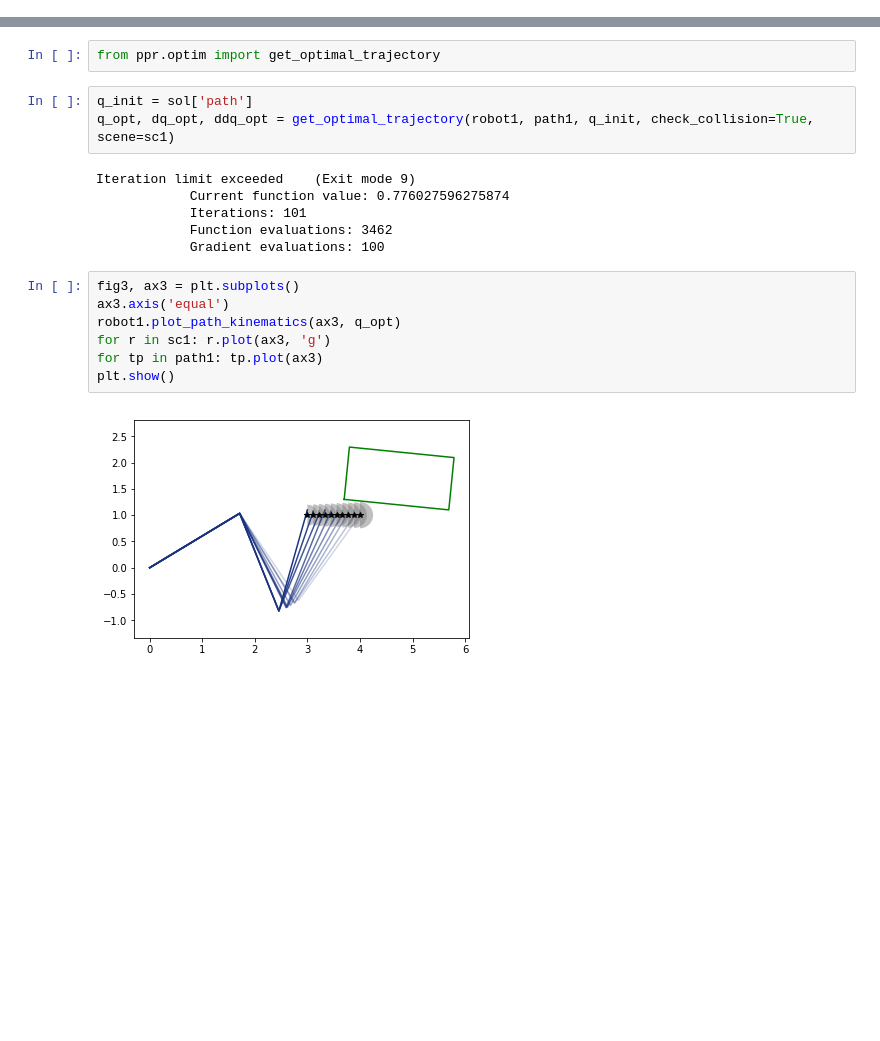
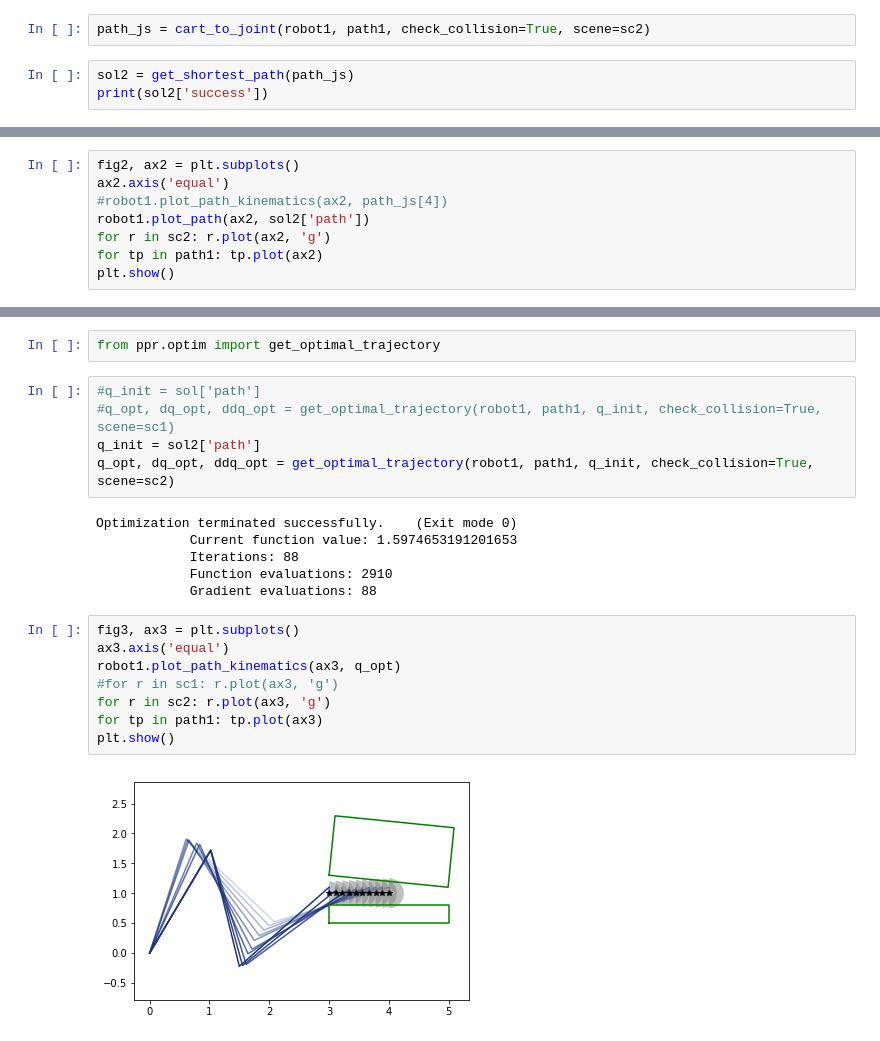
Before and after one commit to JeroenDM/planar_python_robotics, a Jupyter notebook: example1.ipynb, the cells around one changed output, grey strips where cells are left out. Drawn from its saved outputs; the diff is of its cells as text; blank space fills up the shorter version.

```diff
--- a/example1.ipynb
+++ b/example1.ipynb
@@ -53,3 +56,8 @@ for tp in path1: tp.plot(ax2)
 plt.show()
 # %% [output]
 [figure]
+# %%
+path_js = cart_to_joint(robot1, path1, check_collision=True, scene=sc2)
+# %%
+sol2 = get_shortest_path(path_js)
+print(sol2['success'])
@@ -55,0 +68,8 @@ plt.show()
+# %%
+fig2, ax2 = plt.subplots()
+ax2.axis('equal')
+#robot1.plot_path_kinematics(ax2, path_js[4])
+robot1.plot_path(ax2, sol2['path'])
+for r in sc2: r.plot(ax2, 'g')
+for tp in path1: tp.plot(ax2)
+plt.show()
@@ -58,20 +80,23 @@ plt.show()
 # %%
 from ppr.optim import get_optimal_trajectory
 # %%
-q_init = sol['path']
-q_opt, dq_opt, ddq_opt = get_optimal_trajectory(robot1, path1, q_init, check_collision=True, scene=sc1)
+#q_init = sol['path']
+#q_opt, dq_opt, ddq_opt = get_optimal_trajectory(robot1, path1, q_init, check_collision=True, scene=sc1)
+q_init = sol2['path']
+q_opt, dq_opt, ddq_opt = get_optimal_trajectory(robot1, path1, q_init, check_collision=True, scene=sc2)
 # %% [output]
-Iteration limit exceeded    (Exit mode 9)
-            Current function value: 0.776027596275874
-            Iterations: 101
-            Function evaluations: 3462
-            Gradient evaluations: 100
+Optimization terminated successfully.    (Exit mode 0)
+            Current function value: 1.5974653191201653
+            Iterations: 88
+            Function evaluations: 2910
+            Gradient evaluations: 88
 # %%
 fig3, ax3 = plt.subplots()
 ax3.axis('equal')
 robot1.plot_path_kinematics(ax3, q_opt)
-for r in sc1: r.plot(ax3, 'g')
+#for r in sc1: r.plot(ax3, 'g')
+for r in sc2: r.plot(ax3, 'g')
 for tp in path1: tp.plot(ax3)
 plt.show()
 # %% [output]
-[figure, old version]
+[figure, new version]
```
Also changed, not shown: parts of 7 cells of this notebook, 2 other files.
